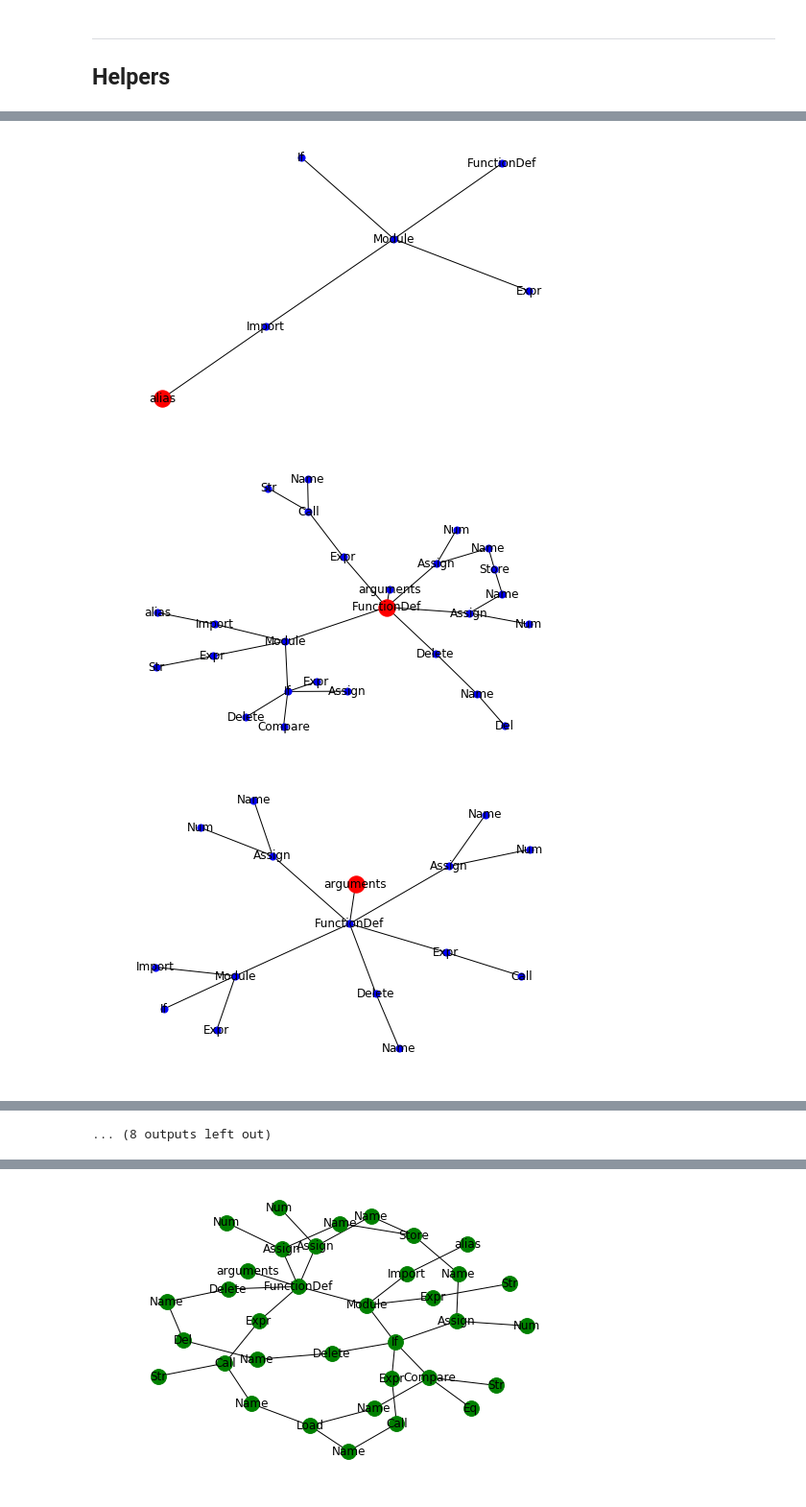
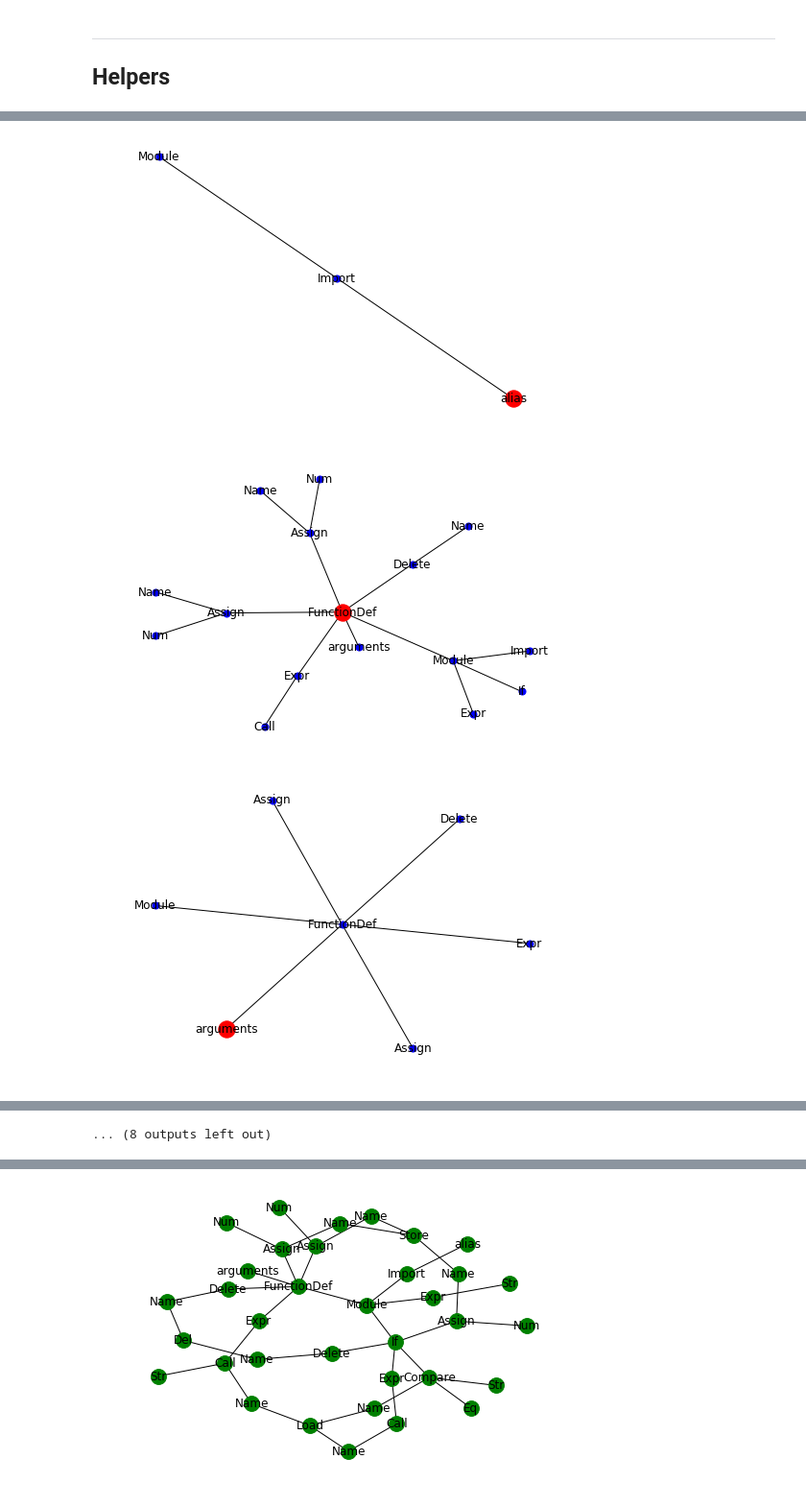
Before and after one commit to dtsbourg/codegraph-fmt, a Jupyter notebook: Inspector.ipynb, the cells around one changed output, grey strips where cells are left out. Shown: that part at 96% size. Saved outputs shown, nothing was run; the diff lists cells and outputs as text; code cells hidden in the pictures.

```diff
--- a/Inspector.ipynb
+++ b/Inspector.ipynb
@@ -127,5 +185,5 @@ def draw_egonet(node_id=1009, radius=2):
 # %%
 # Example usage
 for i in range(20):
-    draw_egonet(i, radius=3)
+    draw_egonet(i, radius=2)
 # %% [output]
@@ -136,3 +194,3 @@ for i in range(20):
-[figure, old version]
+[figure, new version]
-[figure, old version]
+[figure, new version]
-[figure, old version]
+[figure, new version]
```
Also changed, not shown: parts of 22 cells of this notebook.
